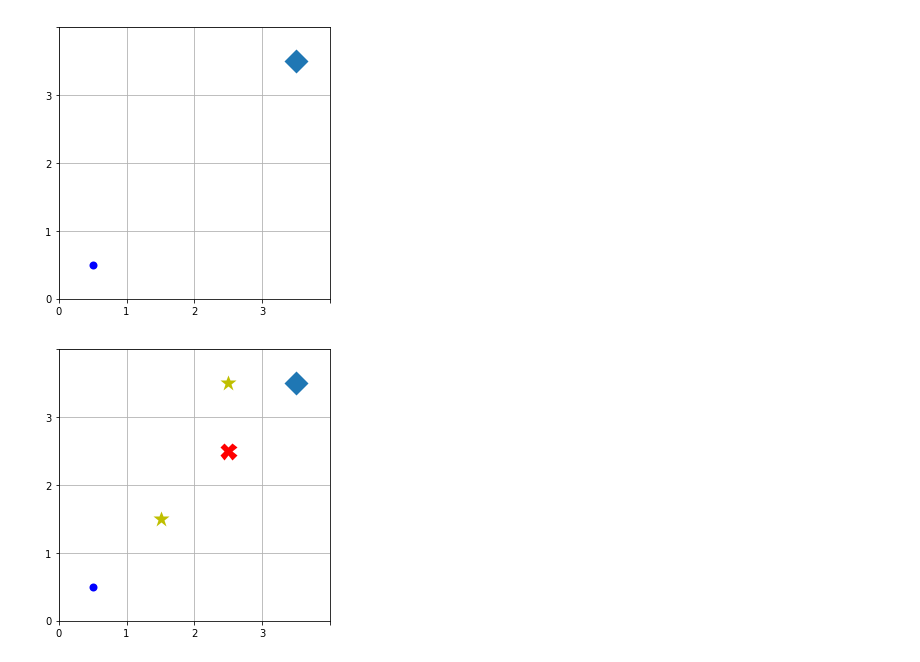
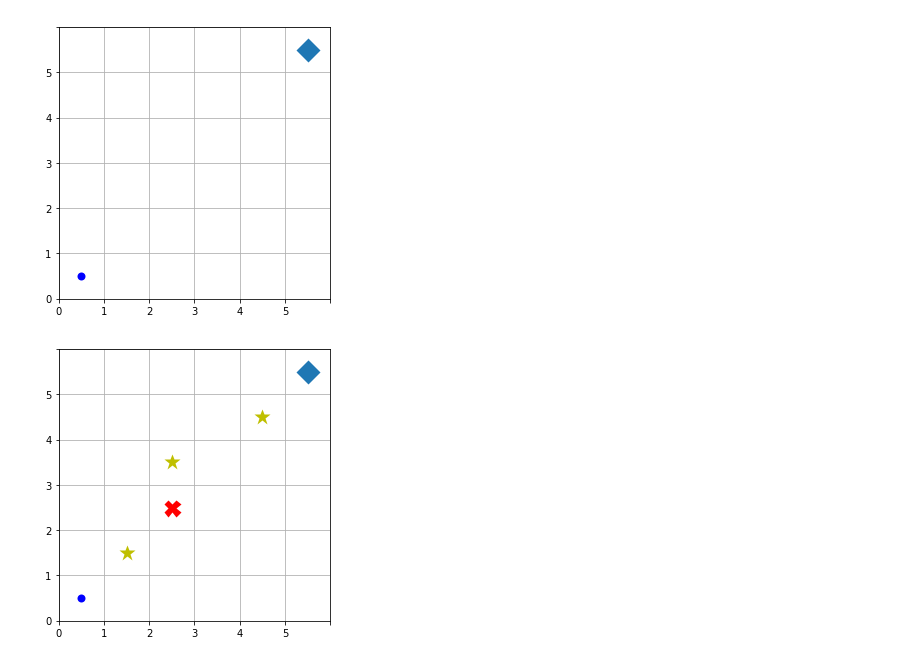
Before and after one commit to Deepstatsanalysis/Maze-Path-Finder-RL, a Jupyter notebook: Monte Carlo.ipynb, the cells around one changed output. Drawn from its saved outputs; the diff is of its cells as text; code cells hidden in the pictures.

```diff
--- a/Monte Carlo.ipynb
+++ b/Monte Carlo.ipynb
@@ -11,6 +11,7 @@ class MonteCarlo(MultiArmBandit):
         self._env.reset()
         self._discount = discount
         self._star = deepcopy(self._env._star) # copy env
+        self._epsilon_copy = deepcopy(self._epsilon) # copy epsilon
 
     def _init_all_states(self):
         """ get all states of the current board
@@ -66,7 +67,7 @@ class MonteCarlo(MultiArmBandit):
         action_list = self._check_avaiable_actions(loc)
         rand = random.random()
 
-        if 0 <= rand <= self._epsilon:
+        if rand <= self._epsilon:
             return random.choice(action_list)
 
         else:
@@ -136,17 +137,25 @@ class MonteCarlo(MultiArmBandit):
 #         print("steps taken:",len(self.loc_record))
 
 
-    def run_algorithm(self,num_episode = 1):
+    def run_algorithm(self,num_episode = 1,reduce_eps = False):
+        self._eps_step = self._epsilon_copy/num_episode
 
         self._env.reset()
+
         self._env._star = deepcopy(self._star)
+        self._epsilon = deepcopy(self._epsilon_copy)
+
         self._init_all_states()
         self._init_q_values()
         self._init_action_count()
 
 
         for i in range(num_episode):
+            if reduce_eps:
+                self._epsilon -= self._eps_step
+
             self._env._star = deepcopy(self._star)
+
             self._run_episode()
             self._update_q_values()
 
@@ -164,16 +173,17 @@ class MonteCarlo(MultiArmBandit):
 from MazeEnv import MazeGen
 %matplotlib inline
 
-maze = MazeGen(4,4)
+maze = MazeGen(6,6)
 maze.render()
 # %% [output]
-[figure, old version]
+[figure, new version]
 # %%
 maze.set_grid(star=[1,1])
 maze.set_grid(star=[2,3])
+maze.set_grid(star=[4,4])
 maze.set_grid(trap=[2,2])
 alg = MonteCarlo(maze,discount = 0.9,epsilon=0.2)
 alg.render()
 # %% [output]
-[figure, old version]
+[figure, new version]
 # %%
```
Also changed, not shown: parts of 3 cells of this notebook, 5 other files.
